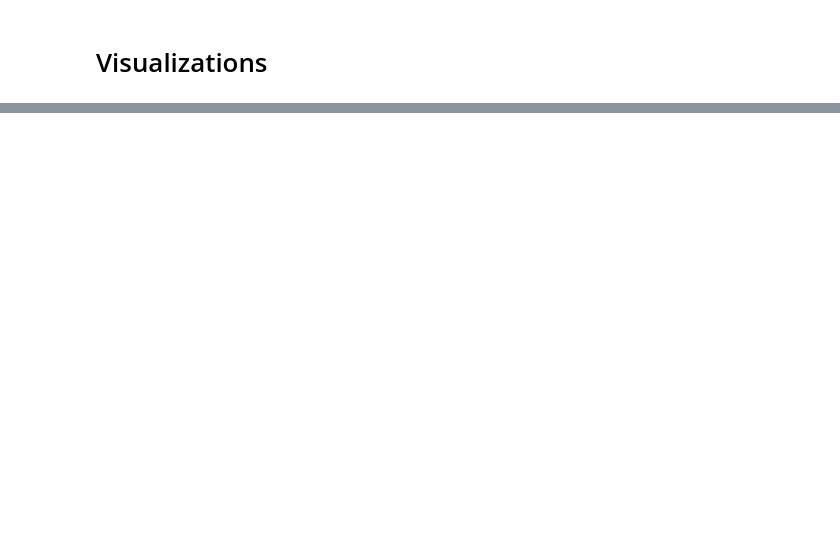
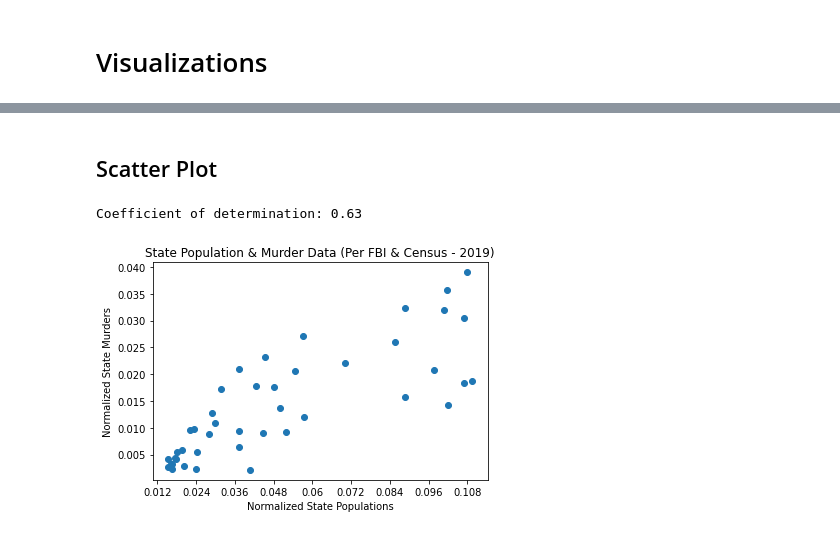
Before and after one commit to dmill166/21FCS390Z, a Jupyter notebook: prg01_preliminary_analysis/src/us_crime_data.ipynb, the cells around one changed output, grey strips where cells are left out. Saved outputs shown, nothing was run; the diff lists cells and outputs as text; code cells hidden in the pictures; blank space fills up the shorter version.

```diff
--- a/prg01_preliminary_analysis/src/us_crime_data.ipynb
+++ b/prg01_preliminary_analysis/src/us_crime_data.ipynb
@@ -281,0 +317,45 @@ plt.show()
+# %% [markdown]
+## Scatter Plot
+# %%
+census_totals_norm = [float(i) / sum(census_data_BASE_YEAR) for i in census_data_BASE_YEAR]
+crime_totals_norm = [float(i) / sum(crime_state_total) for i in crime_state_total]
+total_crime_and_census = [crime_totals_norm, census_totals_norm]
+
+SCATTER_NUM_OF_X_TICKS = 10
+max_x_value_x_100 = int(max(total_crime_and_census[0]) * 1000)
+scatter_x_ticks = [x for x in range(0, max_x_value_x_100, int(max_x_value_x_100 / SCATTER_NUM_OF_X_TICKS))]
+for y in range(len(scatter_x_ticks)):
+    scatter_x_ticks[y] = float(scatter_x_ticks[y]) / 1000.0
+
+PERCENT_DATA_POINTS_SCRUBBED = 2
+num_scrub_points = math.ceil(len(crime_row_headers) * (PERCENT_DATA_POINTS_SCRUBBED / 100))
+
+for k in range(num_scrub_points):
+    max_crime_data_point_index = crime_totals_norm.index(max(crime_totals_norm))
+    crime_totals_norm.pop(max_crime_data_point_index)
+    census_totals_norm.pop(max_crime_data_point_index)
+
+    max_census_data_point_index = census_totals_norm.index(max(census_totals_norm))
+    crime_totals_norm.pop(max_census_data_point_index)
+    census_totals_norm.pop(max_census_data_point_index)
+
+    min_crime_data_point_index = crime_totals_norm.index(min(crime_totals_norm))
+    crime_totals_norm.pop(min_crime_data_point_index)
+    census_totals_norm.pop(min_crime_data_point_index)
+
+    min_census_data_point_index = census_totals_norm.index(min(census_totals_norm))
+    crime_totals_norm.pop(min_census_data_point_index)
+    census_totals_norm.pop(min_census_data_point_index)
+
+axes = plt.gca()
+plt.scatter(total_crime_and_census[0], total_crime_and_census[1])
+axes.set_xticklabels(scatter_x_ticks)
+plt.xlabel('Normalized State Populations')
+plt.ylabel('Normalized State Murders')
+plt.title('State Population & Murder Data (Per FBI & Census - ' + str(BASE_YEAR) + ')')
+print('Coefficient of determination: %.2f'
+      % r2_score(total_crime_and_census[0], total_crime_and_census[1]))
+plt.show()
+# %% [output]
+Coefficient of determination: 0.63
+[figure, added]
```
Also changed, not shown: parts of 42 cells of this notebook, 2 other files.
